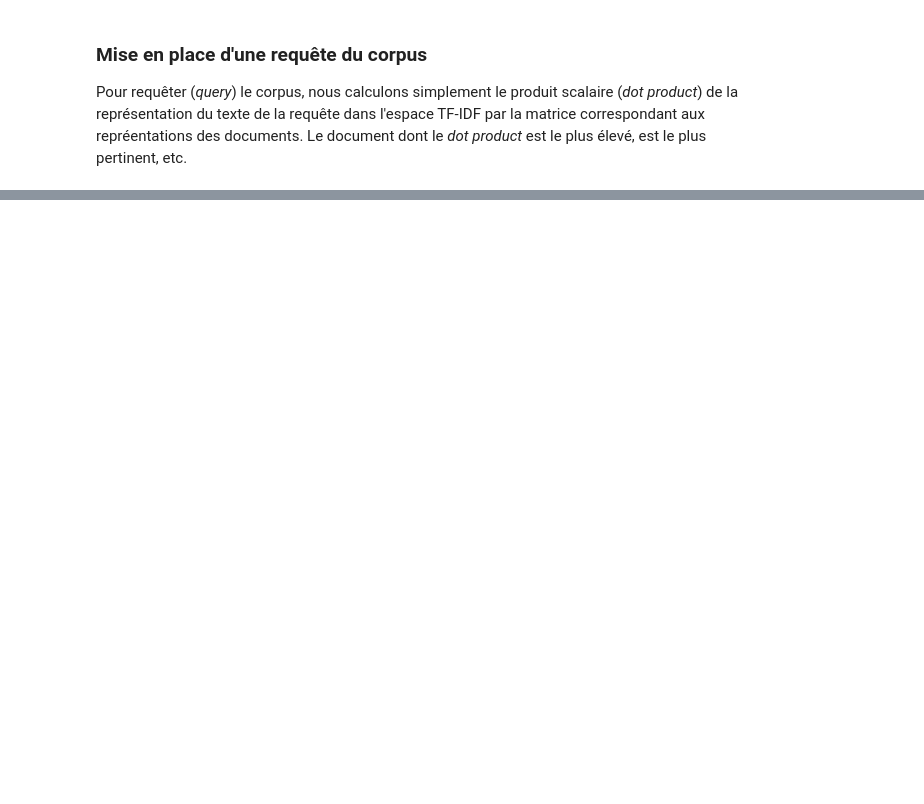
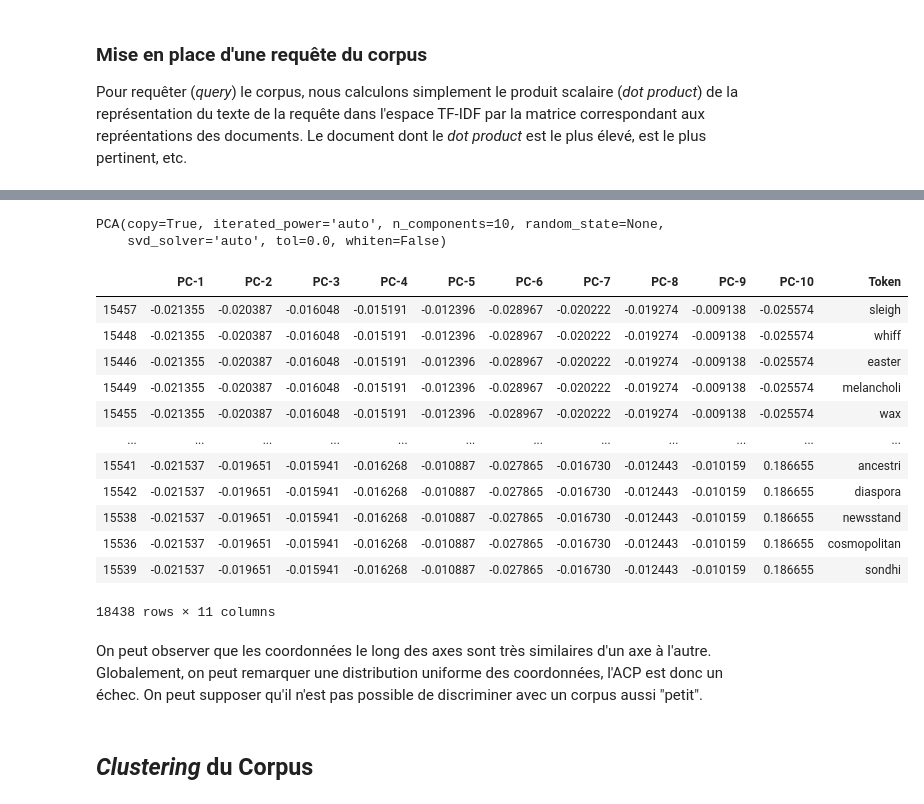
Before and after one commit to Barenn/Indexation-Web-TP, a Jupyter notebook: tp1_renan.ipynb, the cells around one changed output, grey strips where cells are left out. Saved outputs shown, nothing was run; the diff lists cells and outputs as text; code cells hidden in the pictures; blank space fills up the shorter version.

```diff
--- a/tp1.ipynb
+++ b/tp1_renan.ipynb
@@ -326,0 +333,34 @@ Wall time: 117 ms
+# %%
+from sklearn.decomposition import PCA
+n_components = 10
+pca = PCA(n_components)
+pca.fit(tf_idf_matrix)
+# %% [output]
+PCA(copy=True, iterated_power='auto', n_components=10, random_state=None,
+    svd_solver='auto', tol=0.0, whiten=False)
+# %%
+I = np.identity(tf_idf_matrix.shape[1])
+coef = pca.transform(I)
+columns = ['PC-' + str(i+1) for i in range(n_components)]
+pca_results = pd.DataFrame(coef, columns=columns, index=range(tf_idf_matrix.shape[1]))
+pca_results = pca_results.join(pd.DataFrame(index.keys(), columns=["Token"]))
+pca_results = pca_results.sort_values("PC-10")
+pca_results
+# %% [output]
+|  | PC-1 | PC-2 | PC-3 | PC-4 | PC-5 | PC-6 | PC-7 | PC-8 | PC-9 | PC-10 | Token |
+| 15457 | -0.021355 | -0.020387 | -0.016048 | -0.015191 | -0.012396 | -0.028967 | -0.020222 | -0.019274 | -0.009138 | -0.025574 | sleigh |
+| 15448 | -0.021355 | -0.020387 | -0.016048 | -0.015191 | -0.012396 | -0.028967 | -0.020222 | -0.019274 | -0.009138 | -0.025574 | whiff |
+| 15446 | -0.021355 | -0.020387 | -0.016048 | -0.015191 | -0.012396 | -0.028967 | -0.020222 | -0.019274 | -0.009138 | -0.025574 | easter |
+| 15449 | -0.021355 | -0.020387 | -0.016048 | -0.015191 | -0.012396 | -0.028967 | -0.020222 | -0.019274 | -0.009138 | -0.025574 | melancholi |
+| 15455 | -0.021355 | -0.020387 | -0.016048 | -0.015191 | -0.012396 | -0.028967 | -0.020222 | -0.019274 | -0.009138 | -0.025574 | wax |
+| ... | ... | ... | ... | ... | ... | ... | ... | ... | ... | ... | ... |
+| 15541 | -0.021537 | -0.019651 | -0.015941 | -0.016268 | -0.010887 | -0.027865 | -0.016730 | -0.012443 | -0.010159 | 0.186655 | ancestri |
+| 15542 | -0.021537 | -0.019651 | -0.015941 | -0.016268 | -0.010887 | -0.027865 | -0.016730 | -0.012443 | -0.010159 | 0.186655 | diaspora |
+| 15538 | -0.021537 | -0.019651 | -0.015941 | -0.016268 | -0.010887 | -0.027865 | -0.016730 | -0.012443 | -0.010159 | 0.186655 | newsstand |
+| 15536 | -0.021537 | -0.019651 | -0.015941 | -0.016268 | -0.010887 | -0.027865 | -0.016730 | -0.012443 | -0.010159 | 0.186655 | cosmopolitan |
+| 15539 | -0.021537 | -0.019651 | -0.015941 | -0.016268 | -0.010887 | -0.027865 | -0.016730 | -0.012443 | -0.010159 | 0.186655 | sondhi |
+18438 rows × 11 columns
+# %% [markdown]
+On peut observer que les coordonnées le long des axes sont très similaires d'un axe à l'autre. Globalement, on peut remarquer une distribution uniforme des coordonnées, l'ACP est donc un échec. On peut supposer qu'il n'est pas possible de discriminer avec un corpus aussi "petit".
+# %% [markdown]
+## _Clustering_ du Corpus
```
Also changed, not shown: parts of 8 cells of this notebook, 1 other file.
